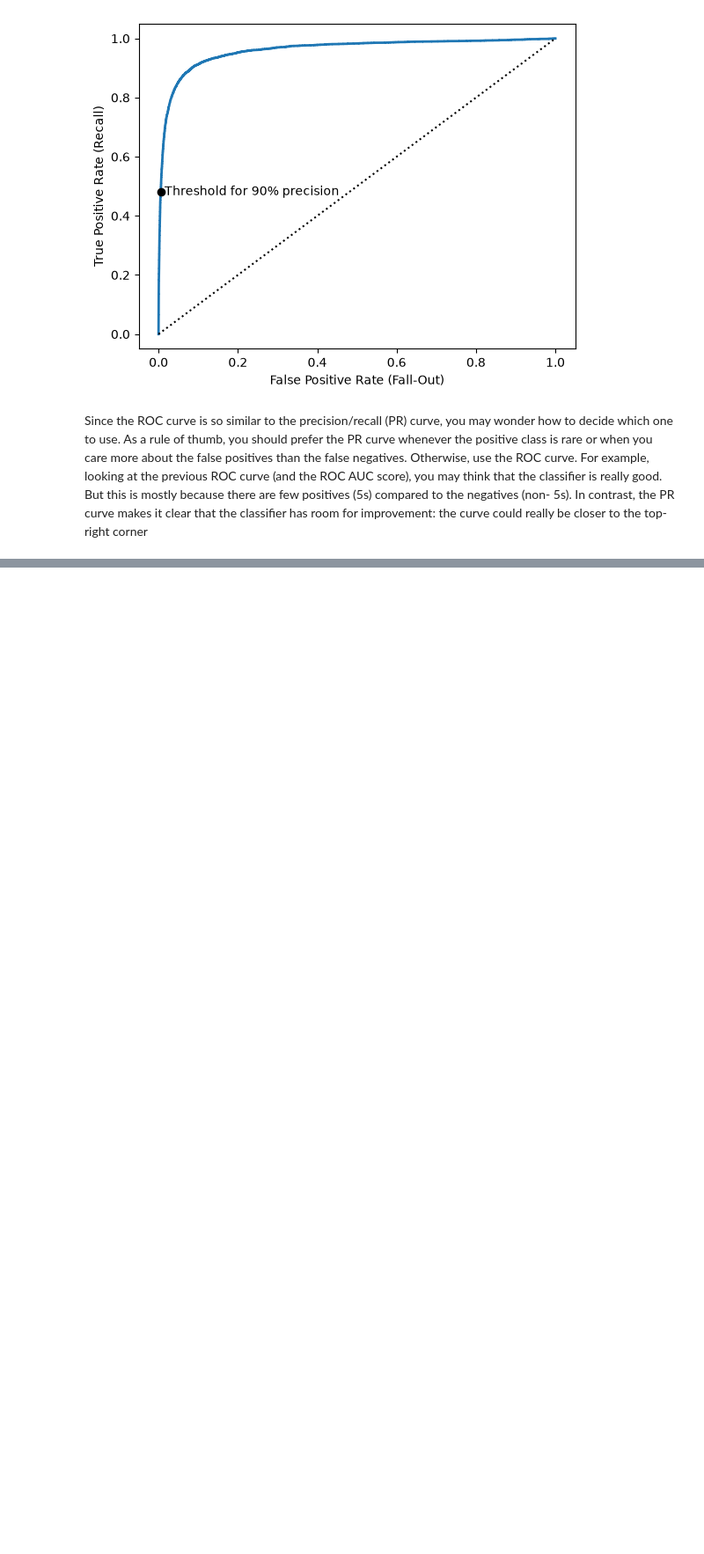
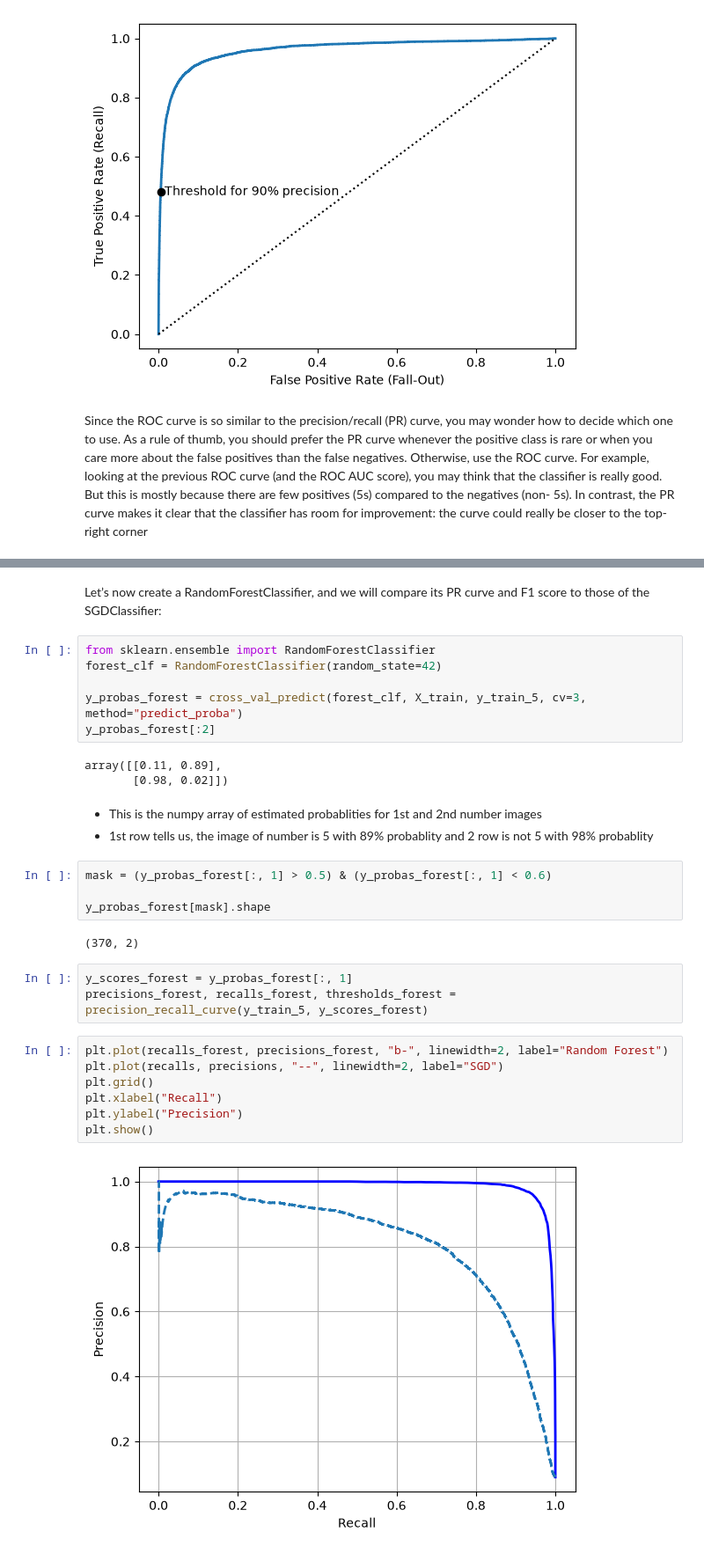
Before and after one commit to yusufjonc07/ML-learning, a Jupyter notebook: notebooks/ClfMNIST.ipynb, the cells around one changed output, grey strips where cells are left out. Shown at 88% size. Cells and saved outputs as stored; diff of their text form; blank space fills up the shorter version.

```diff
--- a/notebooks/ClfMNIST.ipynb
+++ b/notebooks/ClfMNIST.ipynb
@@ -273,0 +279,32 @@ improvement: the curve could really be closer to the top-right corner
+# %% [markdown]
+Let’s now create a RandomForestClassifier, and we will compare its PR curve and F1 score to those of the SGDClassifier:
+# %%
+from sklearn.ensemble import RandomForestClassifier
+forest_clf = RandomForestClassifier(random_state=42)
+
+y_probas_forest = cross_val_predict(forest_clf, X_train, y_train_5, cv=3, method="predict_proba")
+y_probas_forest[:2]
+# %% [output]
+array([[0.11, 0.89],
+       [0.98, 0.02]])
+# %% [markdown]
+- This is the numpy array of estimated probablities for 1st and 2nd number images
+- 1st row tells us, the image of number is 5 with 89% probablity and 2 row is not 5 with 98% probablity
+# %%
+mask = (y_probas_forest[:, 1] > 0.5) & (y_probas_forest[:, 1] < 0.6)
+
+y_probas_forest[mask].shape
+# %% [output]
+(370, 2)
+# %%
+y_scores_forest = y_probas_forest[:, 1]
+precisions_forest, recalls_forest, thresholds_forest = precision_recall_curve(y_train_5, y_scores_forest)
+# %%
+plt.plot(recalls_forest, precisions_forest, "b-", linewidth=2, label="Random Forest")
+plt.plot(recalls, precisions, "--", linewidth=2, label="SGD")
+plt.grid()
+plt.xlabel("Recall")
+plt.ylabel("Precision")
+plt.show()
+# %% [output]
+[figure, added]
```
Also changed, not shown: parts of 1 cell of this notebook.
